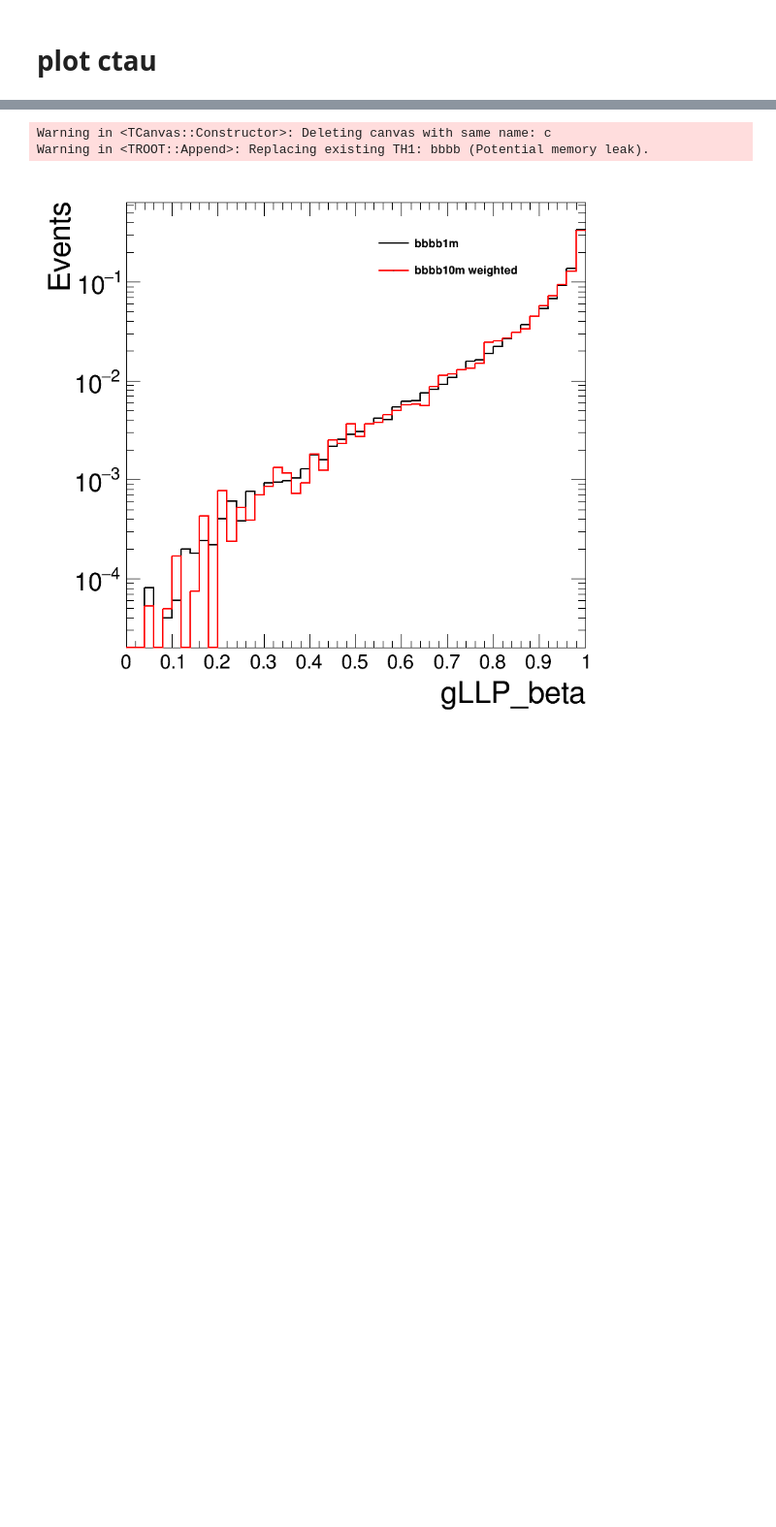
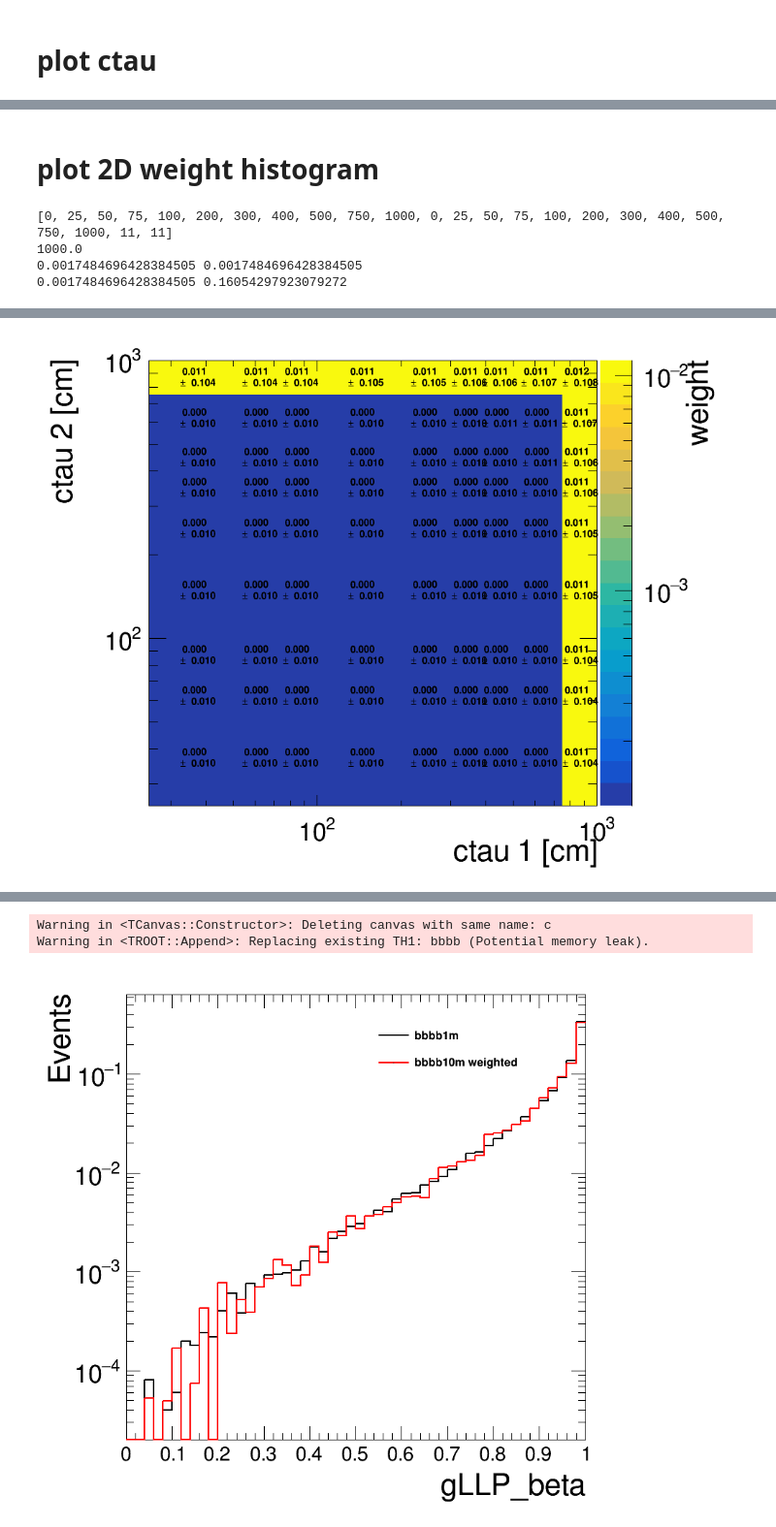
Before and after one commit to cms-lpc-llp/delayed_jet_analyzer, a Jupyter notebook: plot_scripts/MuonSystem_Analysis/MC_reweight.ipynb, the cells around one changed output, grey strips where cells are left out. Shown at 97% size. Cells and saved outputs as stored; diff of their text form; code cells hidden in the pictures; blank space fills up the shorter version.

```diff
--- a/plot_scripts/MuonSystem_Analysis/MC_reweight.ipynb
+++ b/plot_scripts/MuonSystem_Analysis/MC_reweight.ipynb
@@ -111,0 +203,4 @@ ctau100 (3000, 2) (3000, 2)
+# %%
+for k,v in weight_sel.items():
+#     print(k,np.sum(weight_sel[k]),np.sum(weight_sel[k]**2)**0.5,np.sum(weight_sel[k]*reweighting(ctau_sel[k][:,0],ctau_sel[k][:,1])))
+    print(k,len(weight_sel[k]),np.sum(reweighting(ctau_sel[k][:,0],ctau_sel[k][:,1])),np.sum(weight_calc(np.sum(ctau_sel[k],axis=1),10000,1000)))
@@ -124,0 +355,2 @@ def weight_calc(llp_ct, new_ctau, old_ctau):
+# %% [markdown]
+# plot 2D weight histogram
@@ -124,0 +359,71 @@ def weight_calc(llp_ct, new_ctau, old_ctau):
+# %%
+c = rt.TCanvas('c','c', 1000, 800)
+rt.gStyle.SetPaintTextFormat("6.3f")
+
+bins = [0,25,50,75,100,200,300,400,500,750,1000] #100 --> 1000
+# bins = [0,10,20,30,50,75,100,200,300,400,500,600,700,800,900,1000] #10m-->100
+
+# bins = [0,10,20,30,50,75,100,200,300,400,1000] #1m-->10m
+
+# bins = [0,10,20,30,50,75,100]#0.1m
+
+
+
+
+bins = bins *2
+bins+=[int(len(bins)/2),int(len(bins)/2)]
+print(bins)
+# bins = [50,0,10000,50,0,10000]
+
+target_tau, source_tau = 10000, 100 #m
+target_tau *= 100
+source_tau *= 100
+overflow = np.random.exponential(target_tau, size=(1000,2))
+overflow[overflow>999] = 999
+
+h_target = create_TH2D( np.column_stack((overflow[:,0],overflow[:,1])), axis_title=['ctau 1 [cm]', 'ctau 2 [cm]', 'weight'], name=k, binning=bins)
+print(h_target.Integral())
+test = 0
+for x in range(h_target.GetNbinsX()):
+    for y in range(h_target.GetNbinsY()):
+        x1,x2 = h_target.GetXaxis().GetBinLowEdge(x+1), h_target.GetXaxis().GetBinLowEdge(x+1)+h_target.GetXaxis().GetBinWidth(x+1)
+        y1,y2 = h_target.GetYaxis().GetBinLowEdge(y+1), (h_target.GetYaxis().GetBinLowEdge(y+1)+h_target.GetYaxis().GetBinWidth(y+1))
+        if x == h_target.GetNbinsX()-1:h_target.SetBinContent(x+1,y+1,(math.exp(-x1/target_tau))*(math.exp(-y1/target_tau)-math.exp(-y2/target_tau)))
+        elif y == h_target.GetNbinsY()-1:h_target.SetBinContent(x+1,y+1,(math.exp(-x1/target_tau)-math.exp(-x2/target_tau))*(math.exp(-y1/target_tau)))
+        else: h_target.SetBinContent(x+1,y+1,(math.exp(-x1/target_tau)-math.exp(-x2/target_tau))*(math.exp(-y1/target_tau)-math.exp(-y2/target_tau)))
+#         print(x1,x2,y1,y2, x == h_target.GetNbinsX(), y == h_target.GetNbinsY(), (math.exp(-x1/target_tau)-math.exp(-x2/target_tau))*(math.exp(-y1/target_tau)), h_target.GetBinContent(x+1,y+1))
+
+        test+=h_target.GetBinContent(x+1,y+1)
+print(h_target.Integral(),test)
+# h_target.Scale(1./h_target.Integral())
+overflow = ctau[source].copy()
+overflow = np.random.exponential(source_tau, size=(1000,2))
+overflow[overflow>999] = 999
+
+h_source = create_TH2D( np.column_stack((overflow[:,0],overflow[:,1])), axis_title=['ctau [cm]', 'ctau 2 [cm]', 'weight'], name=k, binning=bins)
+# h_source.Scale(1./h_source.Integral())
+for x in range(h_source.GetNbinsX()+1):
+    for y in range(h_source.GetNbinsY()):
+        x1,x2 = h_source.GetXaxis().GetBinLowEdge(x+1), h_source.GetXaxis().GetBinLowEdge(x+1)+h_source.GetXaxis().GetBinWidth(x+1)
+        y1,y2 = h_source.GetYaxis().GetBinLowEdge(y+1), h_source.GetYaxis().GetBinLowEdge(y+1)+h_source.GetYaxis().GetBinWidth(y+1)
+        if x == h_source.GetNbinsX()-1:h_source.SetBinContent(x+1,y+1,(math.exp(-x1/source_tau))*(math.exp(-y1/source_tau)-math.exp(-y2/source_tau)))
+        elif y == h_source.GetNbinsY()-1:h_source.SetBinContent(x+1,y+1,(math.exp(-x1/source_tau)-math.exp(-x2/source_tau))*(math.exp(-y1/source_tau)))
+        else: h_source.SetBinContent(x+1,y+1,(math.exp(-x1/source_tau)-math.exp(-x2/source_tau))*(math.exp(-y1/source_tau)-math.exp(-y2/source_tau)))
+print(h_target.Integral(),h_source.Integral())
+
+h_target.Divide(h_source)
+
+h_target.Draw('colz textE')
+c.SetRightMargin(0.2)
+c.SetLogz()
+c.SetLogx()
+c.SetLogy()
+
+
+
+c.Draw()
+# %% [output]
+[0, 25, 50, 75, 100, 200, 300, 400, 500, 750, 1000, 0, 25, 50, 75, 100, 200, 300, 400, 500, 750, 1000, 11, 11]
+1000.0
+0.0017484696428384505 0.0017484696428384505
+0.0017484696428384505 0.16054297923079272
@@ -124,0 +433 @@ def weight_calc(llp_ct, new_ctau, old_ctau):
+[figure, added]
```
Also changed, not shown: parts of 18 cells of this notebook, 28 other files.
